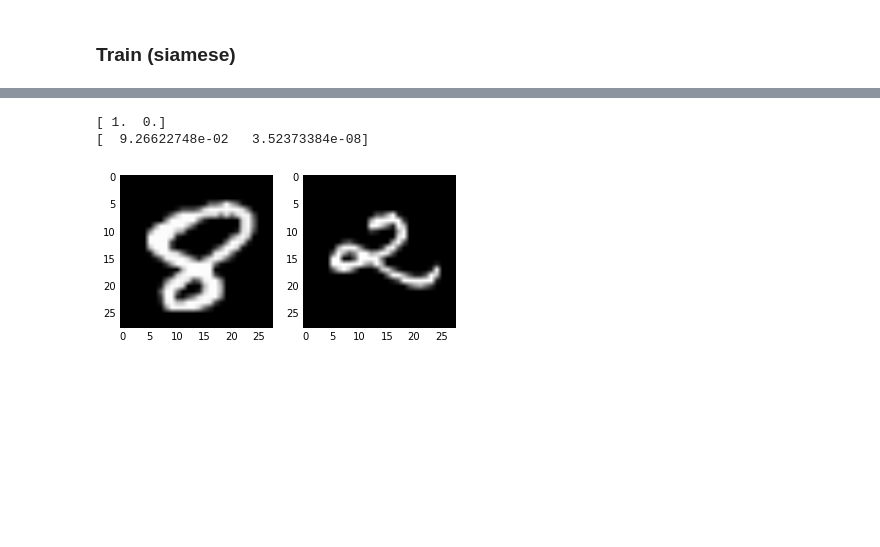
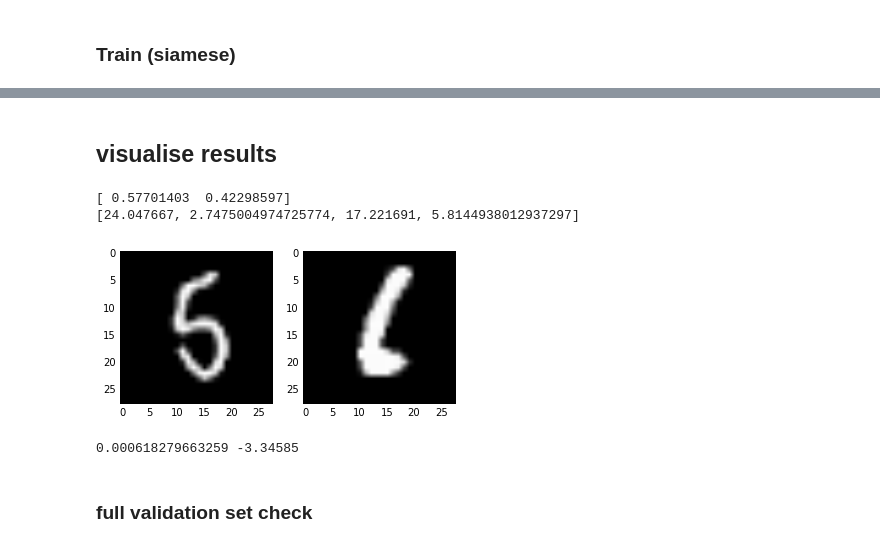
Before and after one commit to LCTPalmer/deep-utils, a Jupyter notebook: siamese_mnist.ipynb, the cells around one changed output, grey strips where cells are left out. Cells and saved outputs as stored; diff of their text form; code cells hidden in the pictures; blank space fills up the shorter version.

```diff
--- a/siamese_mnist.ipynb
+++ b/siamese_mnist.ipynb
@@ -72,5 +72,22 @@ def batch_gen_pc(batch_size, X, y):
     return inputs, pc_labels.astype(int)
 
 #batch generator pairwise btl
-def batch_gen_pcbtl():
-    pass
+def batch_gen_pcbtl(batch_size, X, y):
+    num_samps  = len(X)
+    assert num_samps == len(y)
+
+    inds = np.random.randint(low=0, high=num_samps-1, size=batch_size)
+
+    inputs = X[inds]
+    labels = y[inds]
+
+    #get the probs pof first column victory
+    pc_tot = labels[0::2] + labels[1::2] #where 1st of pair is bigger than 2nd
+    pc_vic_prob = labels[0::2].astype(float)/pc_tot.astype(float)
+
+    #see if first column wins (i.e. is random number less than p?)
+    random_vec = np.random.rand(pc_vic_prob.shape[0])
+
+    pc_1vic = random_vec > pc_vic_prob
+
+    return inputs, pc_1vic.astype(int)
@@ -174,12 +357,15 @@ def add_btl(net):
 # %%
-#calc output of network
+#CREATE NET + TRAIN FNs
 #initialise inputs and outputs
 X = T.tensor4('X')
 y = T.ivector('y') # <- need to specify the dim of the inputs and outputs
 
 #build and calc the net output
-net = cnn_feat_extract(X)
-net = add_btl(net)
+#net = mlp_feat_extract(X)
+#net = cnn_feat_extract(X)
+net = mc_cnn(X)
+net = add_ts(net, beta=4.166)
+#net = add_btl(net)
 #net = add_siamese(net)
 #net = add_softmax(net, num_units=2)
 
@@ -189,13 +375,15 @@ y_pred = full_output[-1]
 
 #calc the loss
 loss = lasagne.objectives.categorical_crossentropy(y_pred, y)
+#loss = lasagne.objectives.binary_crossentropy(y_pred, y)
 loss = loss.mean() #mean over the batch
 acc = lasagne.objectives.categorical_accuracy(y_pred, y)
+#acc = lasagne.objectives.binary_accuracy(y_pred, y)
 acc = acc.mean()
 
 #get params and backprop loss across
 params = lasagne.layers.get_all_params(layer_list[-1], trainable=True)
-updates = lasagne.updates.nesterov_momentum(loss, params, learning_rate=.01, momentum=0.9)
+updates = lasagne.updates.nesterov_momentum(loss, params, learning_rate=.1, momentum=0.9)
 #updates = lasagne.updates.sgd(loss, params, learning_rate=.00001)
 
 #compile the functions
@@ -269,16 +432,33 @@ epoch 99 results: train loss of 0.11194749143, val acc of 0.948
+# %% [markdown]
+## visualise results
 # %%
-X_examples, labs = batch_gen_pc(100, X_val, y_val)
+X_examples, labs = batch_gen_pcbtl(100, X_val, y_val)
 full_output = check_fn(X_examples)
 # %%
-comp = 5
+comp = 3
 indl = comp*2
 indr = 1+(comp*2)
 f, ax = plt.subplots(1, 2)
 ax[0].imshow(full_output[0][indl,0], cmap='gray')
 ax[1].imshow(full_output[0][indr,0], cmap='gray')
-print np.round(full_output[-1][comp])
-print full_output[-2][comp]
+p1_win = full_output[-1][comp]
+ratings = full_output[-2][comp]
+print p1_win
+print [ratings[0], ratings[1]**.5, ratings[2], ratings[3]**.5]
 # %% [output]
-[ 1.  0.]
-[  9.26622748e-02   3.52373384e-08]
+[ 0.57701403  0.42298597]
+[24.047667, 2.7475004974725774, 17.221691, 5.8144938012937297]
-[figure, old version]
+[figure, new version]
+# %%
+#check win prob
+delta_mu = ratings[0] - ratings[2]
+denom_s = (ratings[1] + ratings[3]) + (2 * .05**2)
+denom = np.sqrt(denom_s)
+
+#calc the prob of player 1 winning
+p1 = norm.cdf(delta_mu/float(denom))
+print p1, delta_mu
+# %% [output]
+0.000618279663259 -3.34585
+# %% [markdown]
+### full validation set check
```
Also changed, not shown: parts of 13 cells of this notebook, 2 other files.
